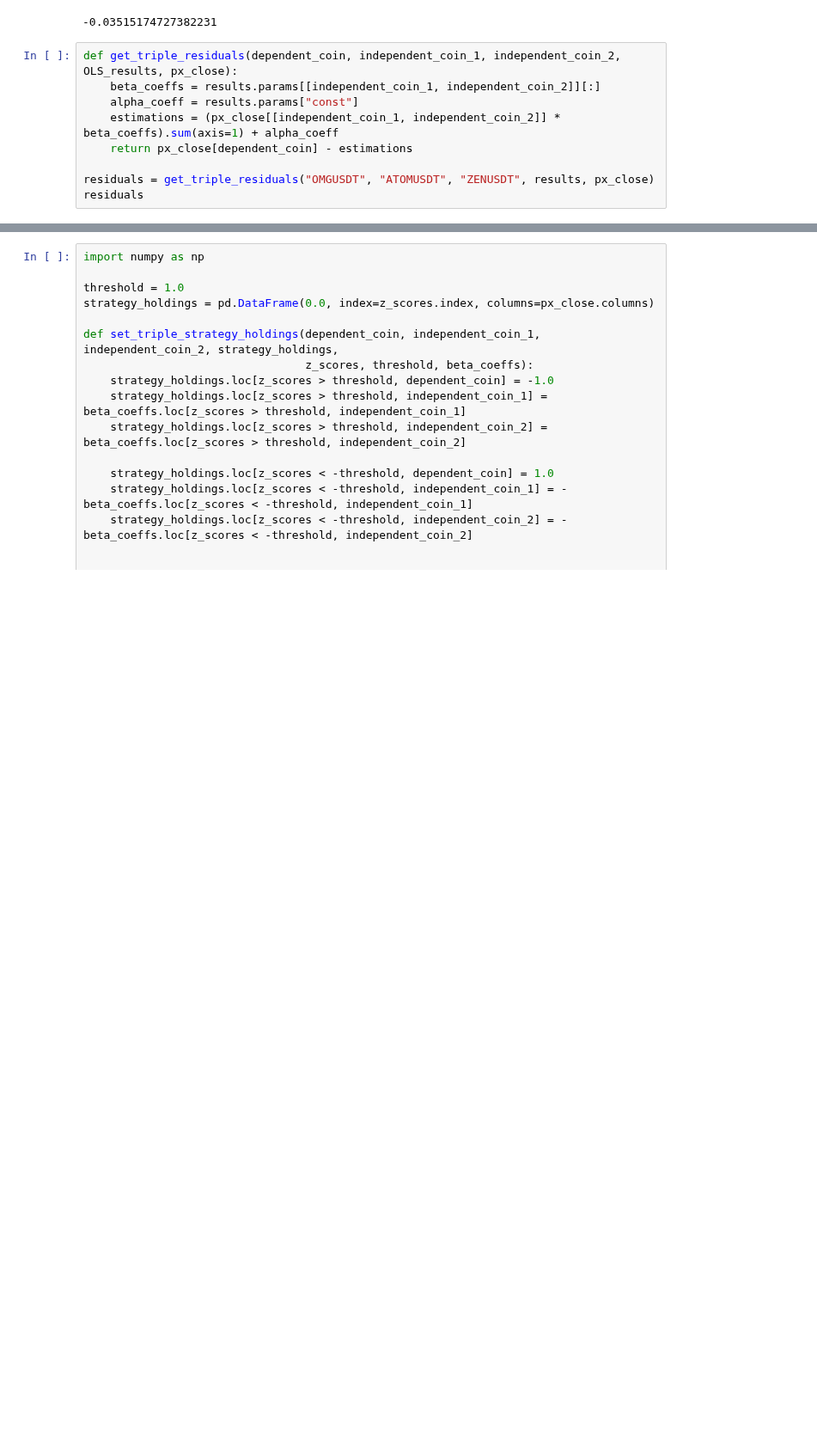
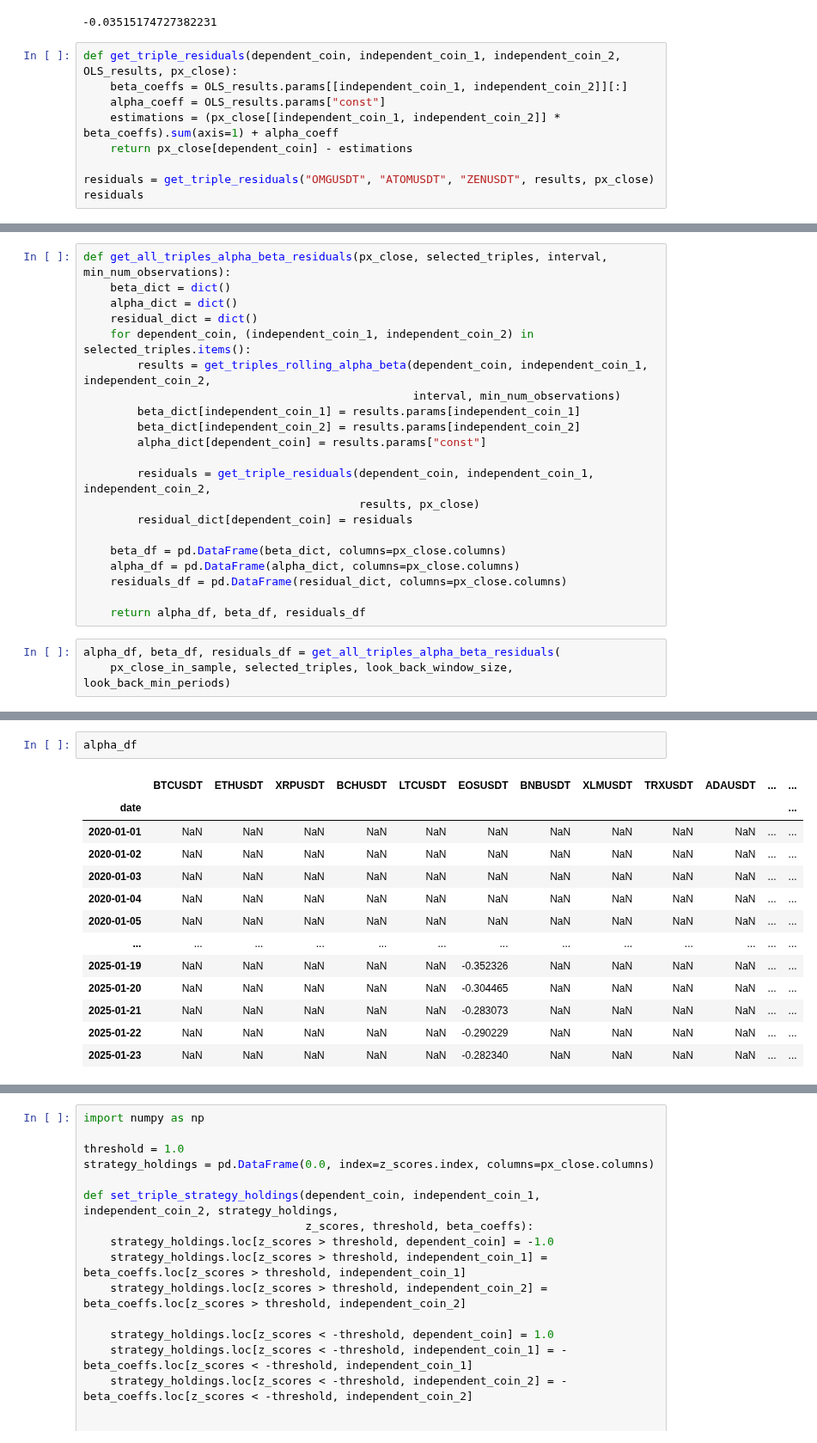
Before and after one commit to wbchristerson/jn-learning, a Jupyter notebook: strategy_8_correlation_to_basket_of_coins.ipynb, the cells around one changed output, grey strips where cells are left out. Shown at 86% size. Drawn from its saved outputs; the diff is of its cells as text; blank space fills up the shorter version.

Commit message:
create helper methods for alpha, beta, residual calculation for all triples of coins with high correlation

```diff
--- a/strategy_8_correlation_to_basket_of_coins.ipynb
+++ b/strategy_8_correlation_to_basket_of_coins.ipynb
@@ -419,8 +419,8 @@ residuals.loc["2023-01-01"]
 -0.03515174727382231
 # %%
 def get_triple_residuals(dependent_coin, independent_coin_1, independent_coin_2, OLS_results, px_close):
-    beta_coeffs = results.params[[independent_coin_1, independent_coin_2]][:]
-    alpha_coeff = results.params["const"]
+    beta_coeffs = OLS_results.params[[independent_coin_1, independent_coin_2]][:]
+    alpha_coeff = OLS_results.params["const"]
     estimations = (px_close[[independent_coin_1, independent_coin_2]] * beta_coeffs).sum(axis=1) + alpha_coeff
     return px_close[dependent_coin] - estimations
 
@@ -442,0 +443,24 @@ Freq: D, Length: 1849, dtype: float64
+# %%
+def get_all_triples_alpha_beta_residuals(px_close, selected_triples, interval, min_num_observations):
+    beta_dict = dict()
+    alpha_dict = dict()
+    residual_dict = dict()
+    for dependent_coin, (independent_coin_1, independent_coin_2) in selected_triples.items():
+        results = get_triples_rolling_alpha_beta(dependent_coin, independent_coin_1, independent_coin_2,
+                                                 interval, min_num_observations)
+        beta_dict[independent_coin_1] = results.params[independent_coin_1]
+        beta_dict[independent_coin_2] = results.params[independent_coin_2]
+        alpha_dict[dependent_coin] = results.params["const"]
+
+        residuals = get_triple_residuals(dependent_coin, independent_coin_1, independent_coin_2,
+                                         results, px_close)
+        residual_dict[dependent_coin] = residuals
+
+    beta_df = pd.DataFrame(beta_dict, columns=px_close.columns)
+    alpha_df = pd.DataFrame(alpha_dict, columns=px_close.columns)
+    residuals_df = pd.DataFrame(residual_dict, columns=px_close.columns)
+
+    return alpha_df, beta_df, residuals_df
+# %%
+alpha_df, beta_df, residuals_df = get_all_triples_alpha_beta_residuals(
+    px_close_in_sample, selected_triples, look_back_window_size, look_back_min_periods)
@@ -442,0 +475,16 @@ Freq: D, Length: 1849, dtype: float64
+# %%
+alpha_df
+# %% [output]
+|  | BTCUSDT | ETHUSDT | XRPUSDT | BCHUSDT | LTCUSDT | EOSUSDT | BNBUSDT | XLMUSDT | TRXUSDT | ADAUSDT | ... | ... |
+| date |  |  |  |  |  |  |  |  |  |  |  | ... |
+| 2020-01-01 | NaN | NaN | NaN | NaN | NaN | NaN | NaN | NaN | NaN | NaN | ... | ... |
+| 2020-01-02 | NaN | NaN | NaN | NaN | NaN | NaN | NaN | NaN | NaN | NaN | ... | ... |
+| 2020-01-03 | NaN | NaN | NaN | NaN | NaN | NaN | NaN | NaN | NaN | NaN | ... | ... |
+| 2020-01-04 | NaN | NaN | NaN | NaN | NaN | NaN | NaN | NaN | NaN | NaN | ... | ... |
+| 2020-01-05 | NaN | NaN | NaN | NaN | NaN | NaN | NaN | NaN | NaN | NaN | ... | ... |
+| ... | ... | ... | ... | ... | ... | ... | ... | ... | ... | ... | ... | ... |
+| 2025-01-19 | NaN | NaN | NaN | NaN | NaN | -0.352326 | NaN | NaN | NaN | NaN | ... | ... |
+| 2025-01-20 | NaN | NaN | NaN | NaN | NaN | -0.304465 | NaN | NaN | NaN | NaN | ... | ... |
+| 2025-01-21 | NaN | NaN | NaN | NaN | NaN | -0.283073 | NaN | NaN | NaN | NaN | ... | ... |
+| 2025-01-22 | NaN | NaN | NaN | NaN | NaN | -0.290229 | NaN | NaN | NaN | NaN | ... | ... |
+| 2025-01-23 | NaN | NaN | NaN | NaN | NaN | -0.282340 | NaN | NaN | NaN | NaN | ... | ... |
```
Also changed, not shown: parts of 15 cells of this notebook.
